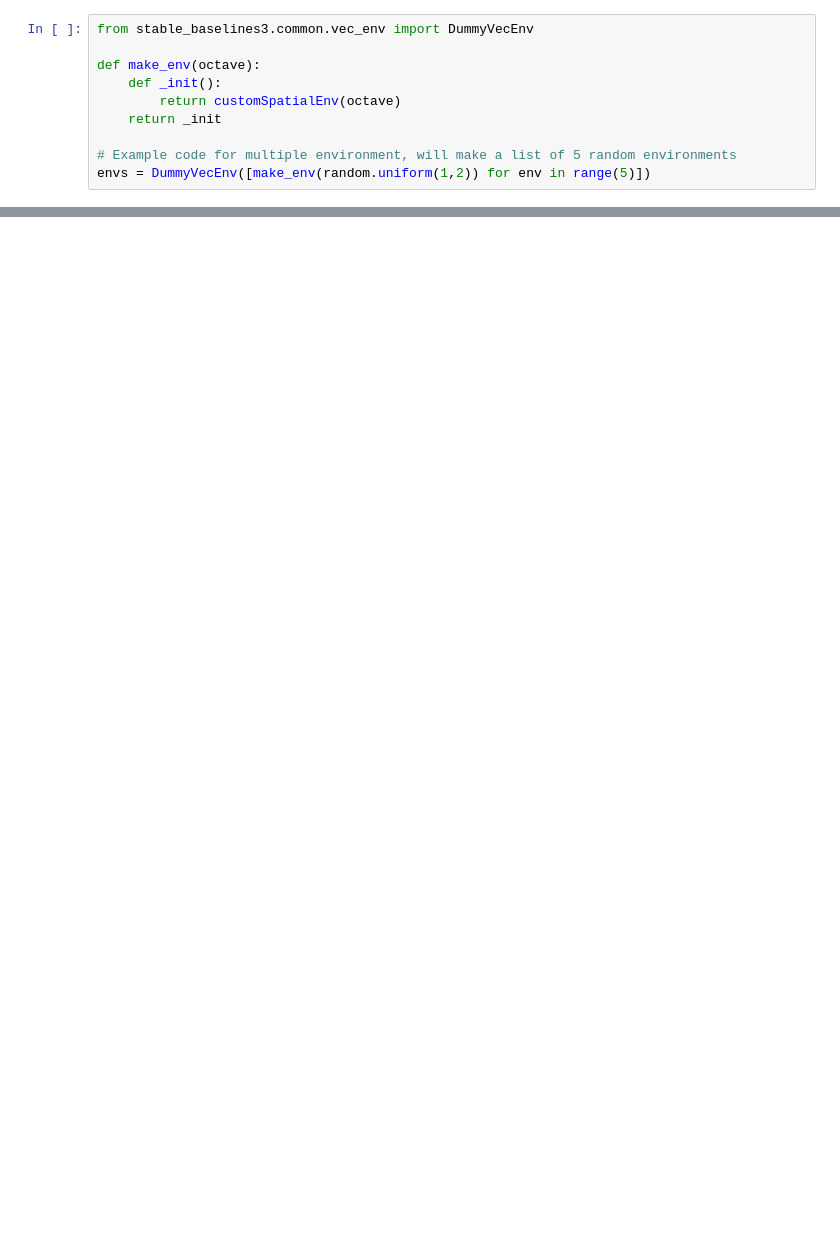
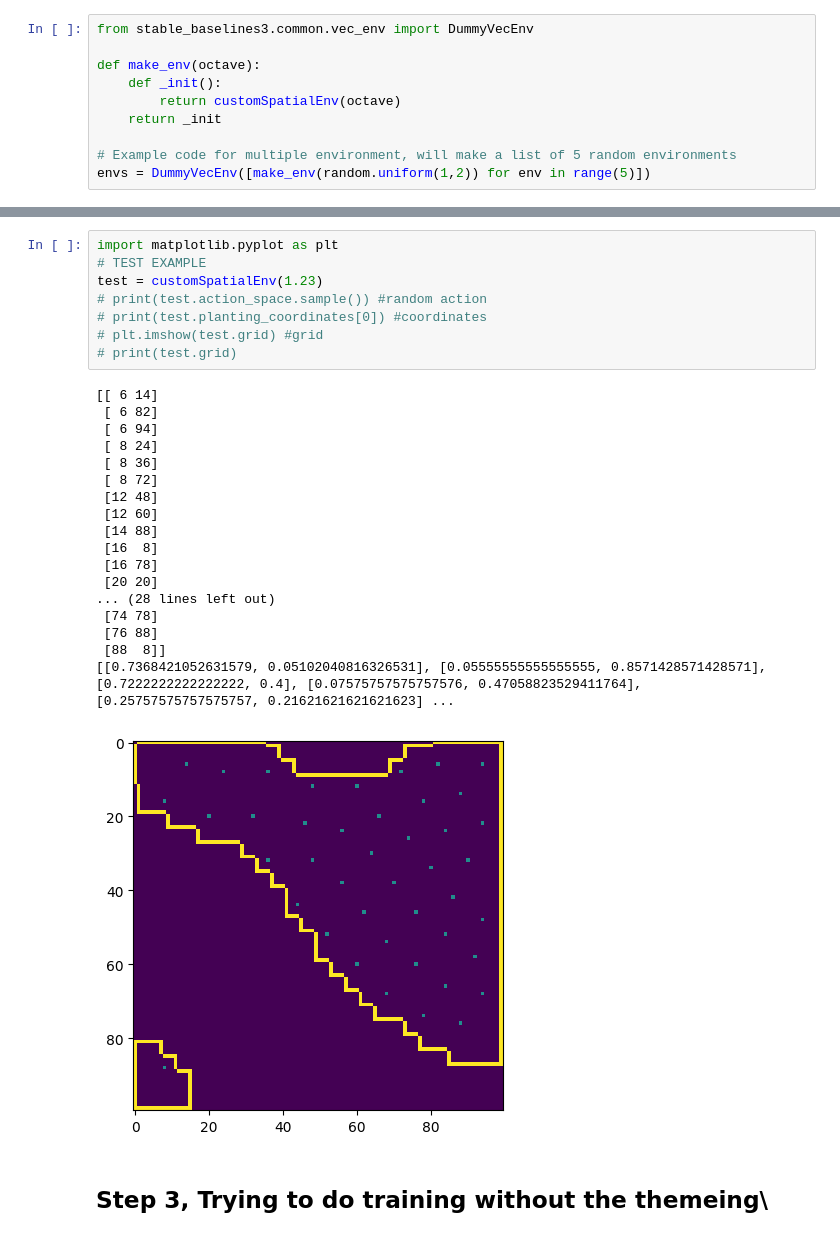
Before and after one commit to Jaywhisker/HDB_Planters, a Jupyter notebook: hdb-spatial-placement/notebooks/19OctPlant.ipynb, the cells around one changed output, grey strips where cells are left out. Drawn from its saved outputs; the diff is of its cells as text; blank space fills up the shorter version.

```diff
--- a/hdb-spatial-placement/notebooks/19OctPlant.ipynb
+++ b/hdb-spatial-placement/notebooks/19OctPlant.ipynb
@@ -606,0 +903,29 @@ plt.imshow(test.boundary) #grid
+# %%
+import matplotlib.pyplot as plt
+# TEST EXAMPLE
+test = customSpatialEnv(1.23)
+# print(test.action_space.sample()) #random action
+# print(test.planting_coordinates[0]) #coordinates
+# plt.imshow(test.grid) #grid
+# print(test.grid)
+# %% [output]
+[[ 6 14]
+ [ 6 82]
+ [ 6 94]
+ [ 8 24]
+ [ 8 36]
+ [ 8 72]
+ [12 48]
+ [12 60]
+ [14 88]
+ [16  8]
+ [16 78]
+ [20 20]
+... (28 lines left out)
+ [74 78]
+ [76 88]
+ [88  8]]
+[[0.7368421052631579, 0.05102040816326531], [0.05555555555555555, 0.8571428571428571], [0.7222222222222222, 0.4], [0.07575757575757576, 0.47058823529411764], [0.25757575757575757, 0.21621621621621623] ...
+[figure, added]
+# %% [markdown]
+## Step 3, Trying to do training without the themeing\
```
Also changed, not shown: parts of 34 cells of this notebook, 1 other file.
